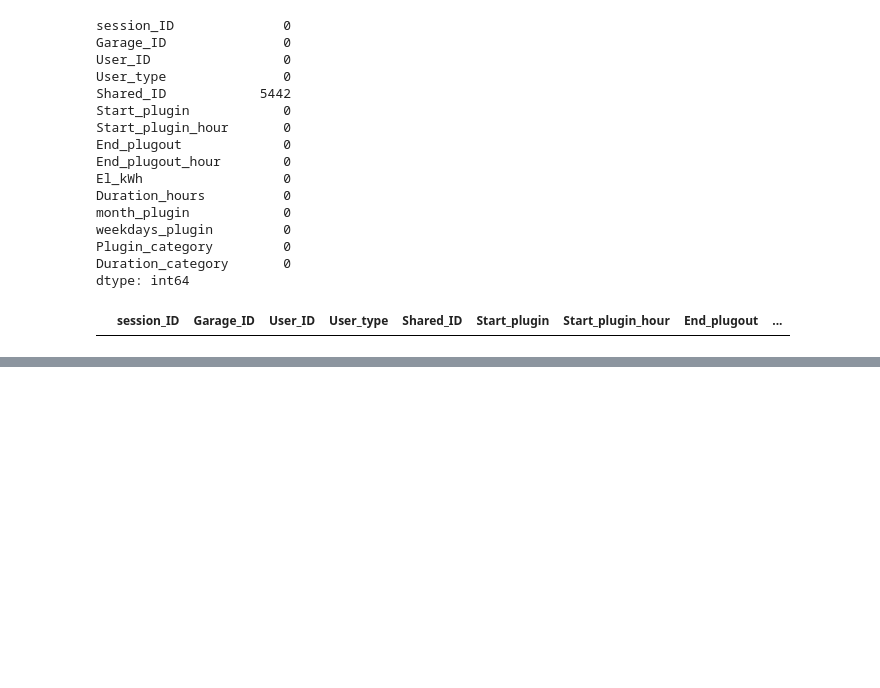
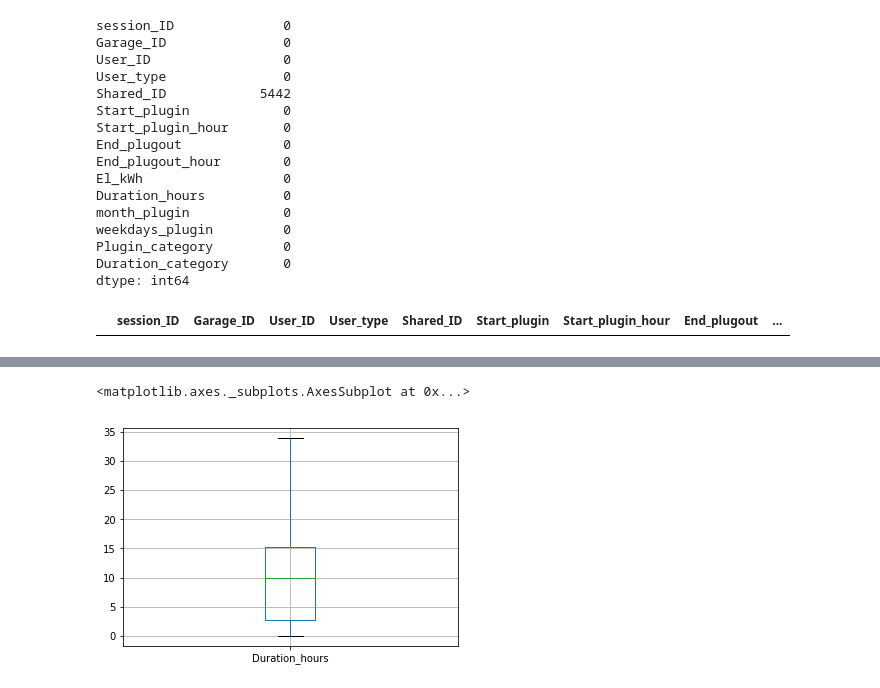
Before and after one commit to clairebb1005/MLTS_Project, a Jupyter notebook: eda.ipynb, the cells around one changed output, grey strips where cells are left out. Cells and saved outputs as stored; diff of their text form; code cells hidden in the pictures; blank space fills up the shorter version.

```diff
--- a/eda.ipynb
+++ b/eda.ipynb
@@ -128,0 +145,8 @@ df.boxplot(column=['El_kWh'])
+# %%
+low_dh, high_dh = remove_outlier(df['Duration_hours'])
+df['Duration_hours'] = np.where(df["Duration_hours"]>high_dh, high_dh, df["Duration_hours"])
+df['Duration_hours'] = np.where(df["Duration_hours"]<low_dh, low_dh, df["Duration_hours"])
+df.boxplot(column=['Duration_hours'])
+# %% [output]
+<matplotlib.axes._subplots.AxesSubplot at 0x...>
+[figure, added]
```
Also changed, not shown: parts of 17 cells of this notebook.
